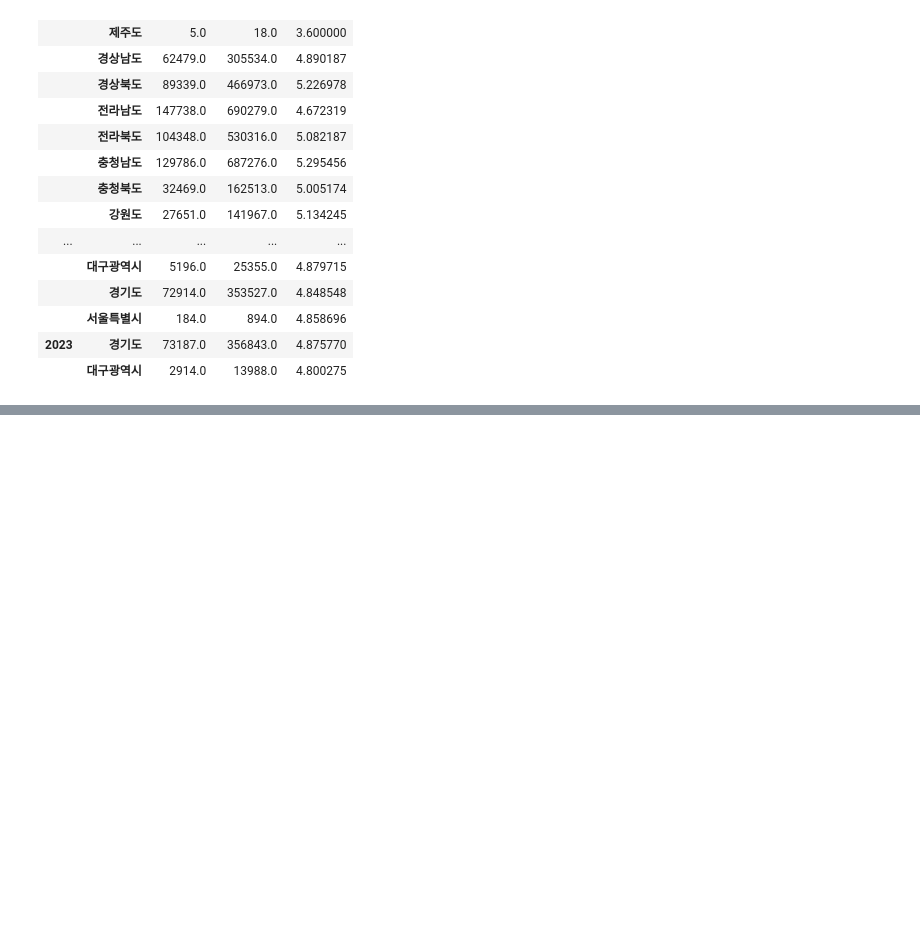
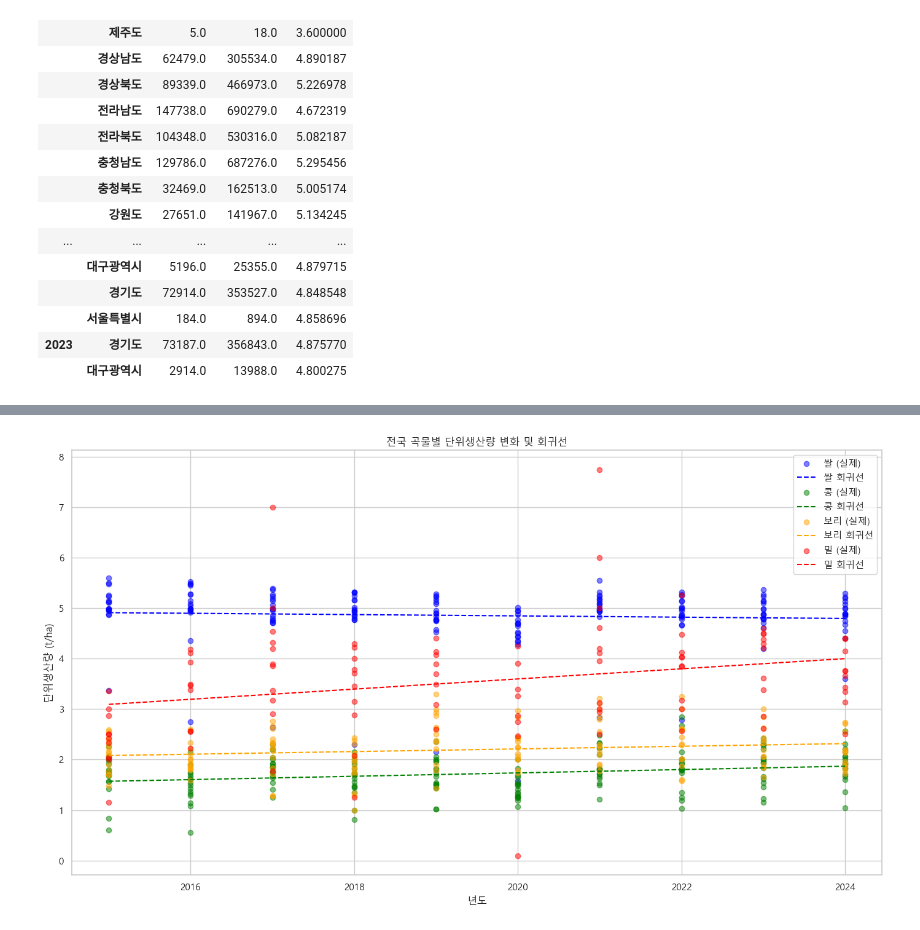
Before and after one commit to gwang1234/food_yield_analysis, a Jupyter notebook: foodWeather_data.ipynb, the cells around one changed output, grey strips where cells are left out. Cells and saved outputs as stored; diff of their text form; code cells hidden in the pictures; blank space fills up the shorter version.

```diff
--- a/foodWeather_data.ipynb
+++ b/foodWeather_data.ipynb
@@ -411,3 +430,56 @@ plt.show()
+# %%
+from sklearn.linear_model import LinearRegression
+
+
+plt.figure(figsize=(14, 8))
+colors = {'쌀': 'blue', '콩': 'green', '보리': 'orange', '밀': 'red'}
+
+for crop_name, crop_df in zip(['쌀', '콩', '보리', '밀'], [rice, bean, bori, wheat]):
+    combined_years = []
+    combined_values = []
+
+    for region in regions:
+        try:
+            region_data = crop_df.xs(region, level='행정구역별')
+            for year, value in region_data['단위생산량'].items():
+                if np.isfinite(value):  # 무한/NaN 값 제거
+                    combined_years.append(int(year))
+                    combined_values.append(value)
+        except KeyError:
+            continue
+
+    if not combined_years:
+        continue
+
+    # 산점도
+    plt.scatter(combined_years, combined_values, color=colors[crop_name], label=crop_name + ' (실제)', alpha=0.5)
+
+    # 회귀선 계산
+    X = np.array(combined_years).reshape(-1, 1)
+    y = np.array(combined_values)
+
+    model = LinearRegression()
+    model.fit(X, y)
+    y_pred = model.predict(X)
+
+    # 연도 기준 정렬
+    sorted_indices = np.argsort(X.flatten())
+    X_sorted = X.flatten()[sorted_indices]
+    y_pred_sorted = y_pred[sorted_indices]
+
+    # 회귀선 그리기
+    plt.plot(X_sorted, y_pred_sorted, color=colors[crop_name], linestyle='--', label=crop_name + ' 회귀선')
+
+# 그래프 설정
+plt.title('전국 곡물별 단위생산량 변화 및 회귀선')
+plt.xlabel('년도')
+plt.ylabel('단위생산량 (t/ha)')
+plt.legend()
+plt.grid(True)
+plt.tight_layout()
+plt.show()
+# %% [output]
+[figure, added]
 # %%
 # 지역별 단위생산량 비교 - 조미채소
 # 데이터프레임 통합
```
Also changed, not shown: parts of 18 cells of this notebook, 1 other file.
